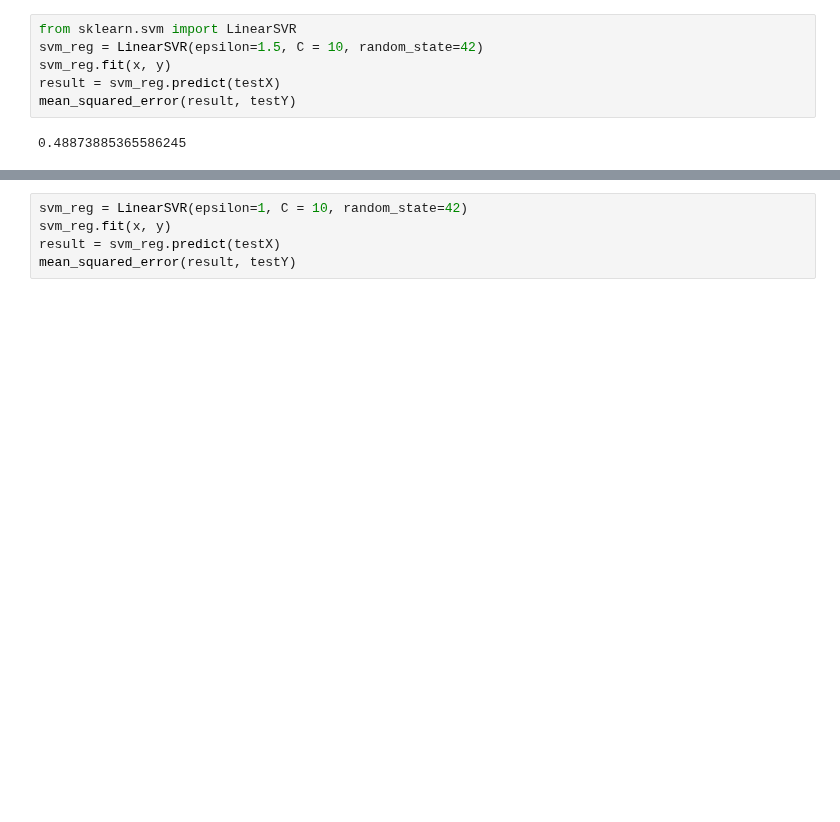
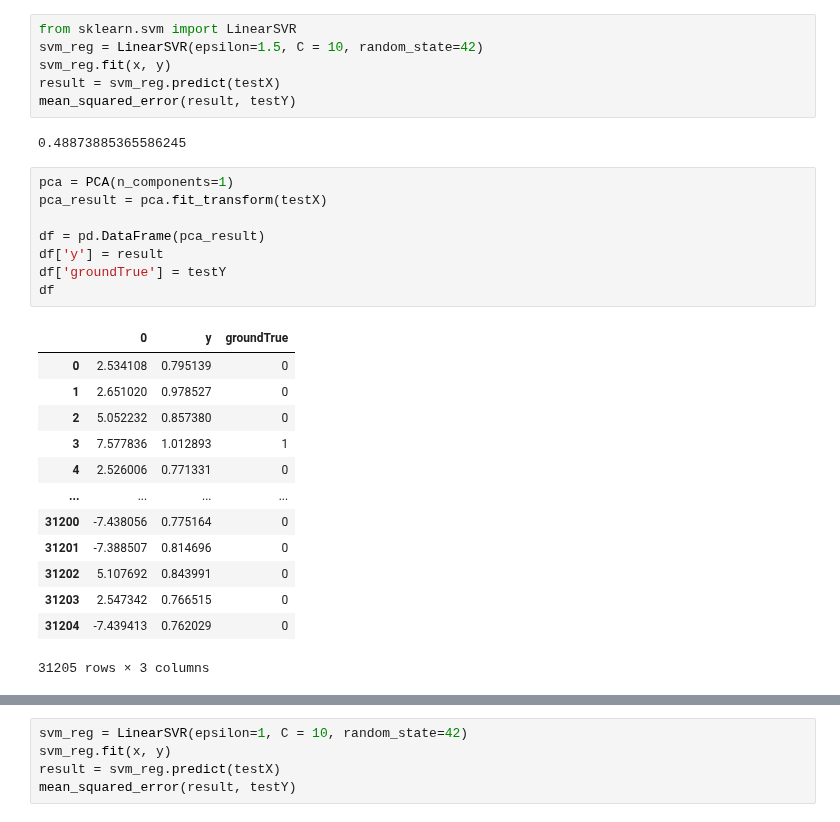
Before and after one commit to ecdison/Group9_MachineLearningHC, a Jupyter notebook: SVM.ipynb, the cells around one changed output, grey strips where cells are left out. Drawn from its saved outputs; the diff is of its cells as text; blank space fills up the shorter version.

```diff
--- a/SVM.ipynb
+++ b/SVM.ipynb
@@ -69,3 +79,25 @@ result = svm_reg.predict(testX)
 mean_squared_error(result, testY)
 # %% [output]
 0.48873885365586245
+# %%
+pca = PCA(n_components=1)
+pca_result = pca.fit_transform(testX)
+
+df = pd.DataFrame(pca_result)
+df['y'] = result
+df['groundTrue'] = testY
+df
+# %% [output]
+|  | 0 | y | groundTrue |
+| 0 | 2.534108 | 0.795139 | 0 |
+| 1 | 2.651020 | 0.978527 | 0 |
+| 2 | 5.052232 | 0.857380 | 0 |
+| 3 | 7.577836 | 1.012893 | 1 |
+| 4 | 2.526006 | 0.771331 | 0 |
+| ... | ... | ... | ... |
+| 31200 | -7.438056 | 0.775164 | 0 |
+| 31201 | -7.388507 | 0.814696 | 0 |
+| 31202 | 5.107692 | 0.843991 | 0 |
+| 31203 | 2.547342 | 0.766515 | 0 |
+| 31204 | -7.439413 | 0.762029 | 0 |
+31205 rows × 3 columns
```
Also changed, not shown: parts of 8 cells of this notebook.
